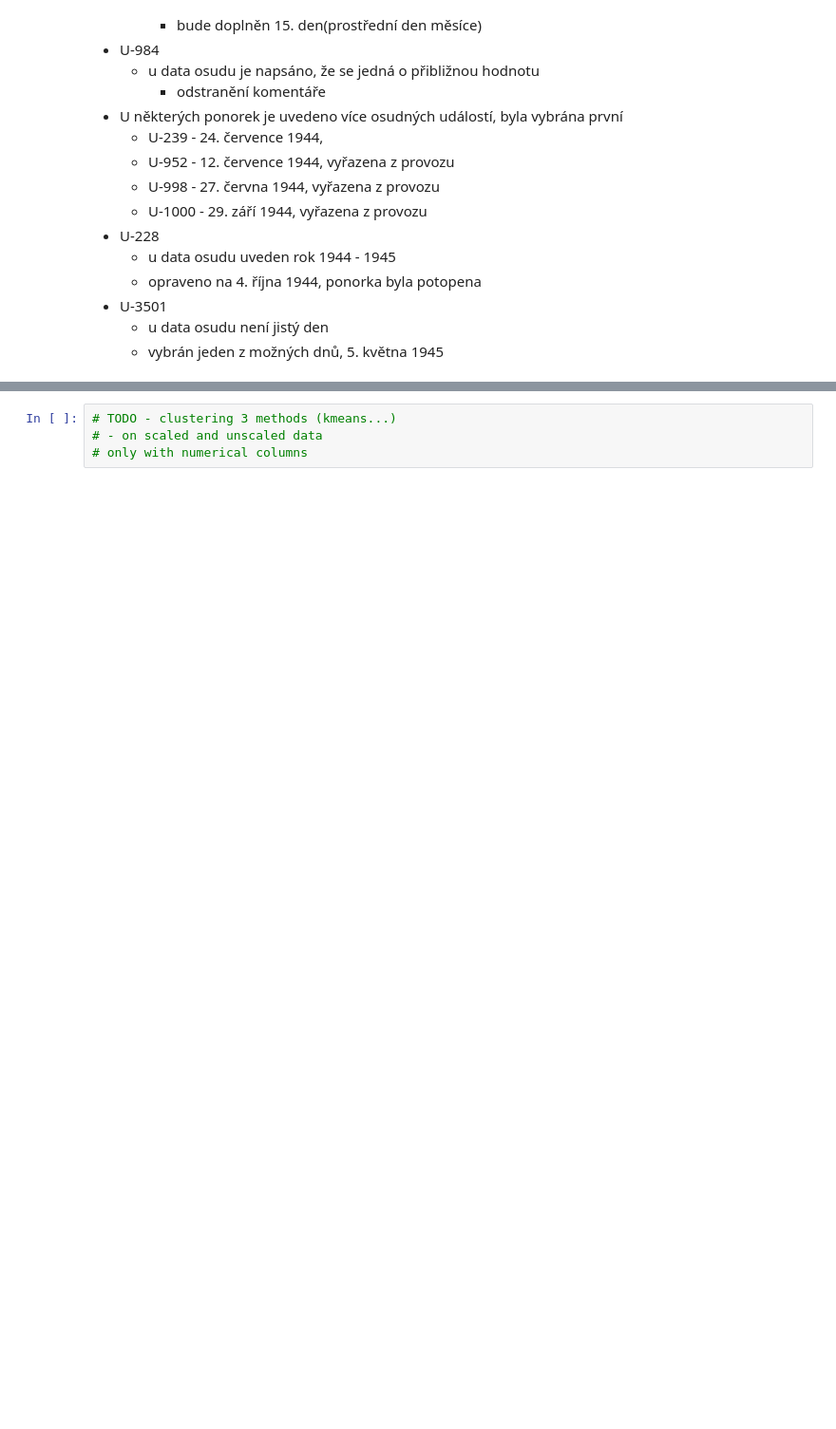
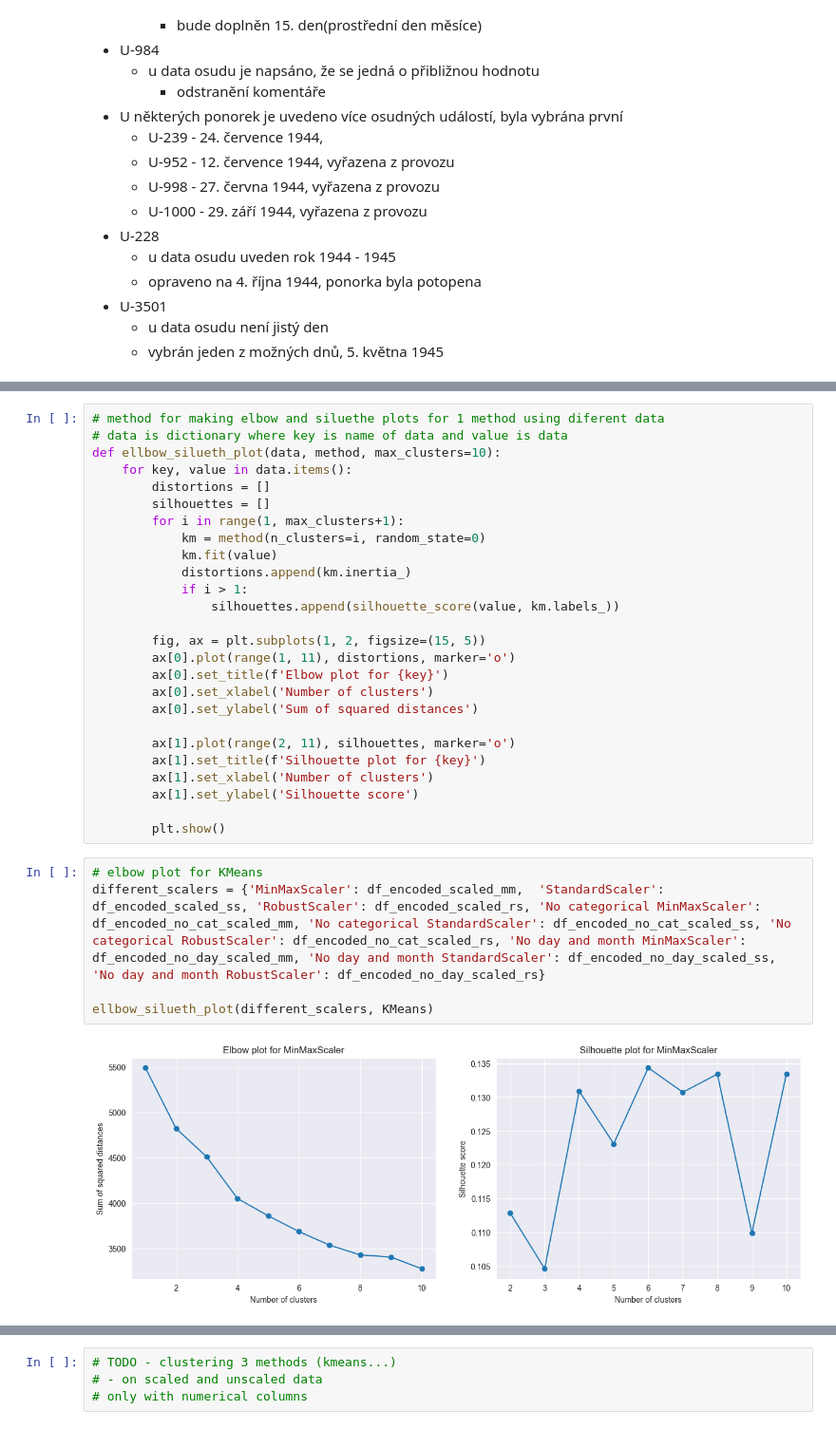
Before and after one commit to CMinusBool/SUU, a Jupyter notebook: clustering Project/clustering.ipynb, the cells around one changed output, grey strips where cells are left out. Shown at 95% size. Saved outputs shown, nothing was run; the diff lists cells and outputs as text; blank space fills up the shorter version.

Commit message:
Preprocesing, explorative analysis, K-means clustering and notes DONE

```diff
--- a/clustering Project/clustering.ipynb
+++ b/clustering Project/clustering.ipynb
@@ -371,0 +825,33 @@ print_columns_descrbition(df)
+# %%
+# method for making elbow and siluethe plots for 1 method using diferent data
+# data is dictionary where key is name of data and value is data
+def ellbow_silueth_plot(data, method, max_clusters=10):
+    for key, value in data.items():
+        distortions = []
+        silhouettes = []
+        for i in range(1, max_clusters+1):
+            km = method(n_clusters=i, random_state=0)
+            km.fit(value)
+            distortions.append(km.inertia_)
+            if i > 1:
+                silhouettes.append(silhouette_score(value, km.labels_))
+
+        fig, ax = plt.subplots(1, 2, figsize=(15, 5))
+        ax[0].plot(range(1, 11), distortions, marker='o')
+        ax[0].set_title(f'Elbow plot for {key}')
+        ax[0].set_xlabel('Number of clusters')
+        ax[0].set_ylabel('Sum of squared distances')
+
+        ax[1].plot(range(2, 11), silhouettes, marker='o')
+        ax[1].set_title(f'Silhouette plot for {key}')
+        ax[1].set_xlabel('Number of clusters')
+        ax[1].set_ylabel('Silhouette score')
+
+        plt.show()
+# %%
+# elbow plot for KMeans
+different_scalers = {'MinMaxScaler': df_encoded_scaled_mm,  'StandardScaler': df_encoded_scaled_ss, 'RobustScaler': df_encoded_scaled_rs, 'No categorical MinMaxScaler': df_encoded_no_cat_scaled_mm, 'No categorical StandardScaler': df_encoded_no_cat_scaled_ss, 'No categorical RobustScaler': df_encoded_no_cat_scaled_rs, 'No day and month MinMaxScaler': df_encoded_no_day_scaled_mm, 'No day and month StandardScaler': df_encoded_no_day_scaled_ss, 'No day and month RobustScaler': df_encoded_no_day_scaled_rs}
+
+ellbow_silueth_plot(different_scalers, KMeans)
+# %% [output]
+[figure, added]
```
Also changed, not shown: parts of 79 cells of this notebook, 1 other file.
